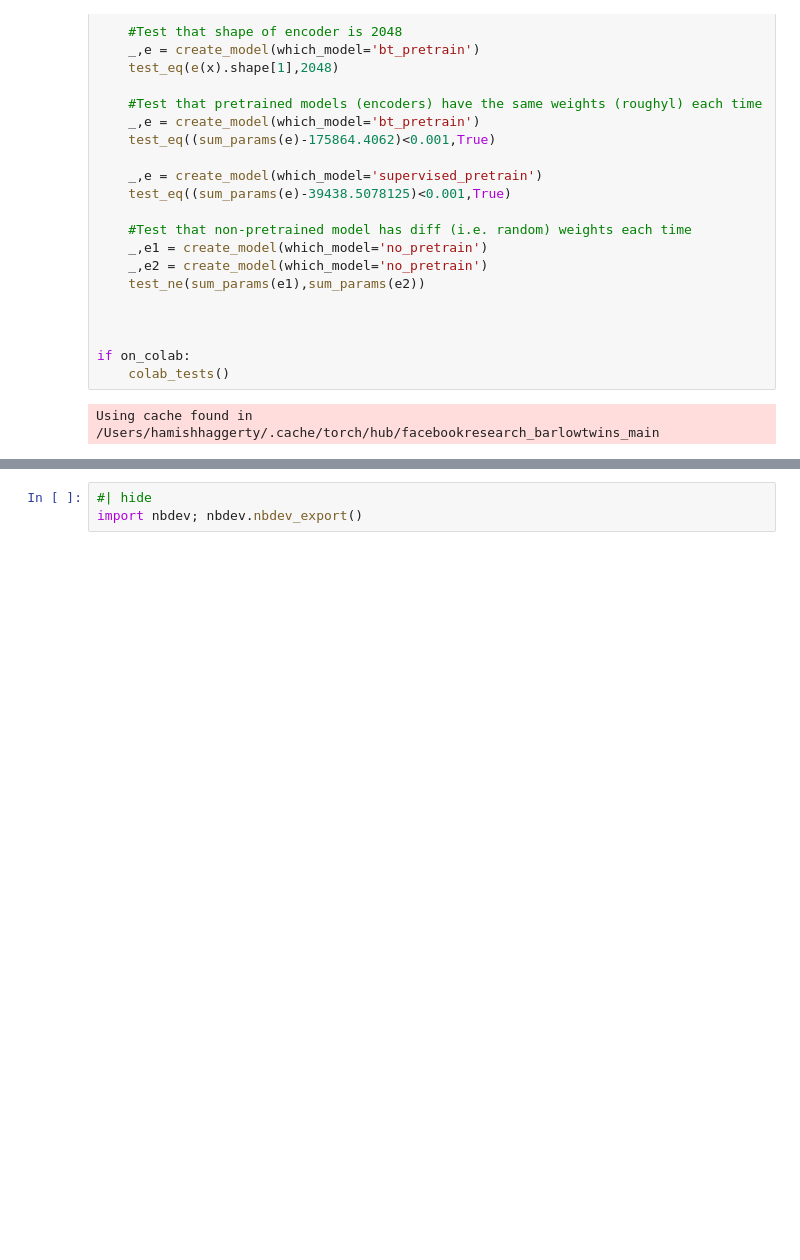
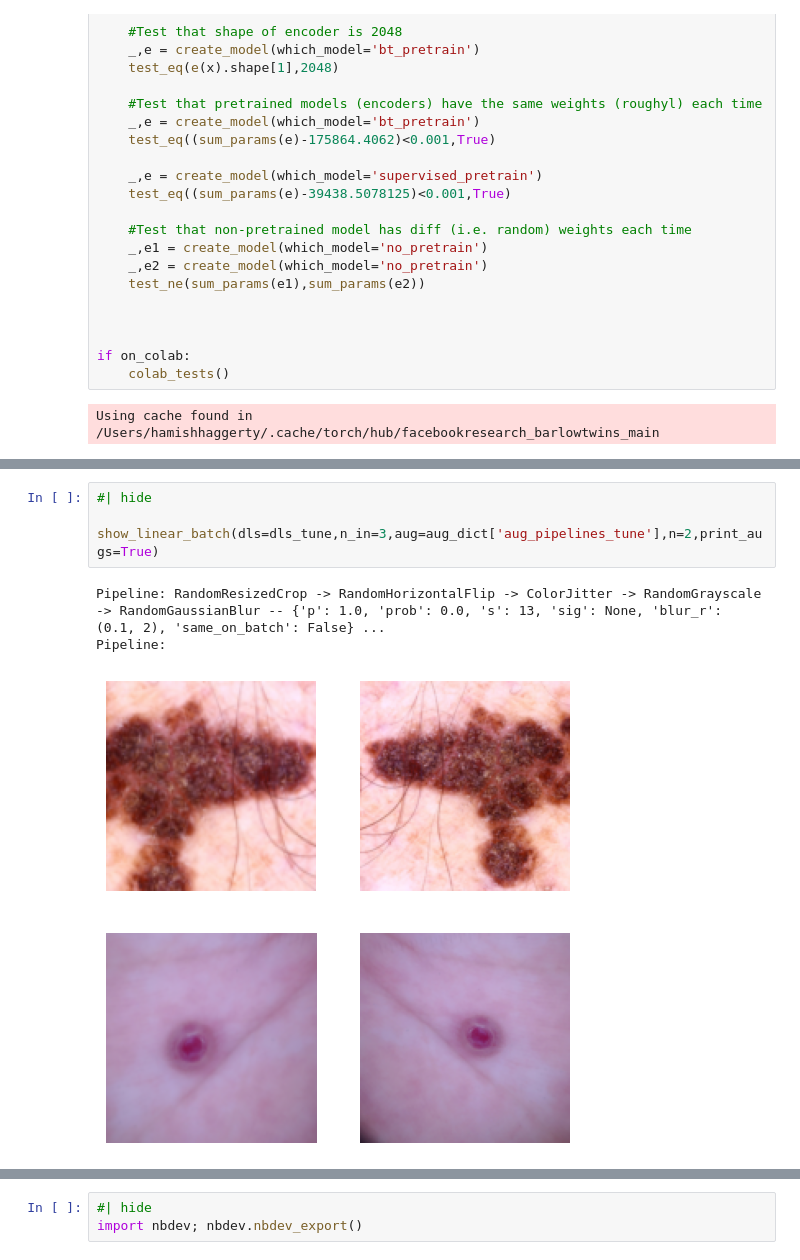
Before and after one commit to hamish-haggerty/cancer-proj, a Jupyter notebook: nbs/cancer_dataloading.ipynb, the cells around one changed output, grey strips where cells are left out. Drawn from its saved outputs; the diff is of its cells as text; blank space fills up the shorter version.

```diff
--- a/nbs/cancer_dataloading.ipynb
+++ b/nbs/cancer_dataloading.ipynb
@@ -343,0 +427,8 @@ Using cache found in /Users/hamishhaggerty/.cache/torch/hub/facebookresearch_bar
+# %%
+#| hide
+
+show_linear_batch(dls=dls_tune,n_in=3,aug=aug_dict['aug_pipelines_tune'],n=2,print_augs=True)
+# %% [output]
+Pipeline: RandomResizedCrop -> RandomHorizontalFlip -> ColorJitter -> RandomGrayscale -> RandomGaussianBlur -- {'p': 1.0, 'prob': 0.0, 's': 13, 'sig': None, 'blur_r': (0.1, 2), 'same_on_batch': False} ...
+Pipeline:
+[figure, added]
```
Also changed, not shown: parts of 6 cells of this notebook, 1 other file.
